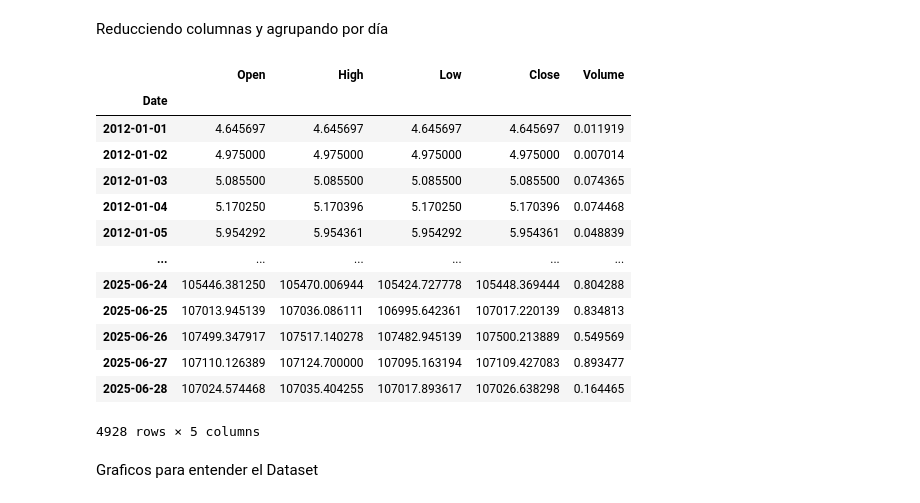
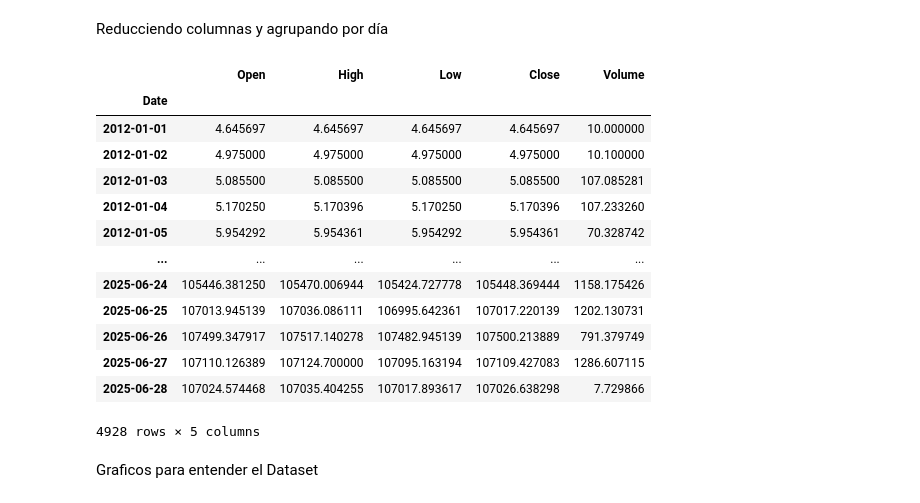
Before and after one commit to DavierGonz/ModeloPredictivoBitcoin, a Jupyter notebook: ModeloPredictivoBitcoin.ipynb, the cells around one changed output. Drawn from its saved outputs; the diff is of its cells as text; code cells hidden in the pictures.

Commit message:
fix: volume changed to sum

```diff
--- a/ModeloPredictivoBitcoin.ipynb
+++ b/ModeloPredictivoBitcoin.ipynb
@@ -115,22 +115,23 @@ df
 # %% [markdown]
 Reducciendo columnas y agrupando por día
 # %%
-df = df.groupby("Date")[["Open", "High", "Low", "Close", "Volume"]].mean()
-df
+df_diario = df.groupby("Date")[["Open", "High", "Low", "Close"]].mean()
+df_diario["Volume"] = df.groupby("Date")["Volume"].sum()
+df_diario
 # %% [output]
 |  | Open | High | Low | Close | Volume |
 | Date |  |  |  |  |  |
-| 2012-01-01 | 4.645697 | 4.645697 | 4.645697 | 4.645697 | 0.011919 |
-| 2012-01-02 | 4.975000 | 4.975000 | 4.975000 | 4.975000 | 0.007014 |
-| 2012-01-03 | 5.085500 | 5.085500 | 5.085500 | 5.085500 | 0.074365 |
-| 2012-01-04 | 5.170250 | 5.170396 | 5.170250 | 5.170396 | 0.074468 |
-| 2012-01-05 | 5.954292 | 5.954361 | 5.954292 | 5.954361 | 0.048839 |
+| 2012-01-01 | 4.645697 | 4.645697 | 4.645697 | 4.645697 | 10.000000 |
+| 2012-01-02 | 4.975000 | 4.975000 | 4.975000 | 4.975000 | 10.100000 |
+| 2012-01-03 | 5.085500 | 5.085500 | 5.085500 | 5.085500 | 107.085281 |
+| 2012-01-04 | 5.170250 | 5.170396 | 5.170250 | 5.170396 | 107.233260 |
+| 2012-01-05 | 5.954292 | 5.954361 | 5.954292 | 5.954361 | 70.328742 |
 | ... | ... | ... | ... | ... | ... |
-| 2025-06-24 | 105446.381250 | 105470.006944 | 105424.727778 | 105448.369444 | 0.804288 |
-| 2025-06-25 | 107013.945139 | 107036.086111 | 106995.642361 | 107017.220139 | 0.834813 |
-| 2025-06-26 | 107499.347917 | 107517.140278 | 107482.945139 | 107500.213889 | 0.549569 |
-| 2025-06-27 | 107110.126389 | 107124.700000 | 107095.163194 | 107109.427083 | 0.893477 |
-| 2025-06-28 | 107024.574468 | 107035.404255 | 107017.893617 | 107026.638298 | 0.164465 |
+| 2025-06-24 | 105446.381250 | 105470.006944 | 105424.727778 | 105448.369444 | 1158.175426 |
+| 2025-06-25 | 107013.945139 | 107036.086111 | 106995.642361 | 107017.220139 | 1202.130731 |
+| 2025-06-26 | 107499.347917 | 107517.140278 | 107482.945139 | 107500.213889 | 791.379749 |
+| 2025-06-27 | 107110.126389 | 107124.700000 | 107095.163194 | 107109.427083 | 1286.607115 |
+| 2025-06-28 | 107024.574468 | 107035.404255 | 107017.893617 | 107026.638298 | 7.729866 |
 4928 rows × 5 columns
 # %% [markdown]
 Graficos para entender el Dataset
```
Also changed, not shown: parts of 1 cell of this notebook.
